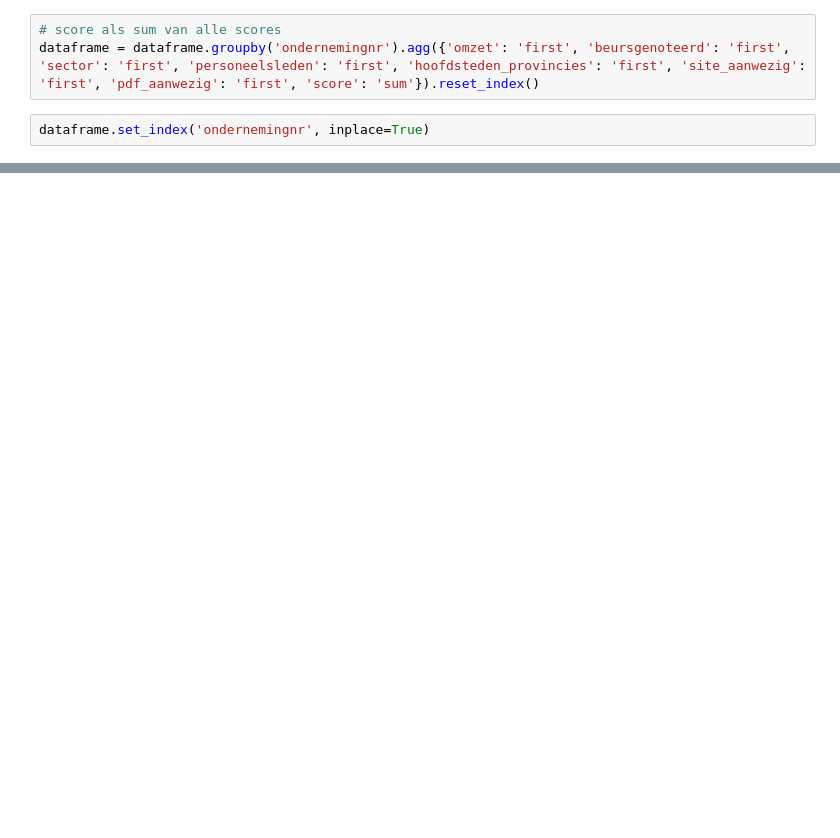
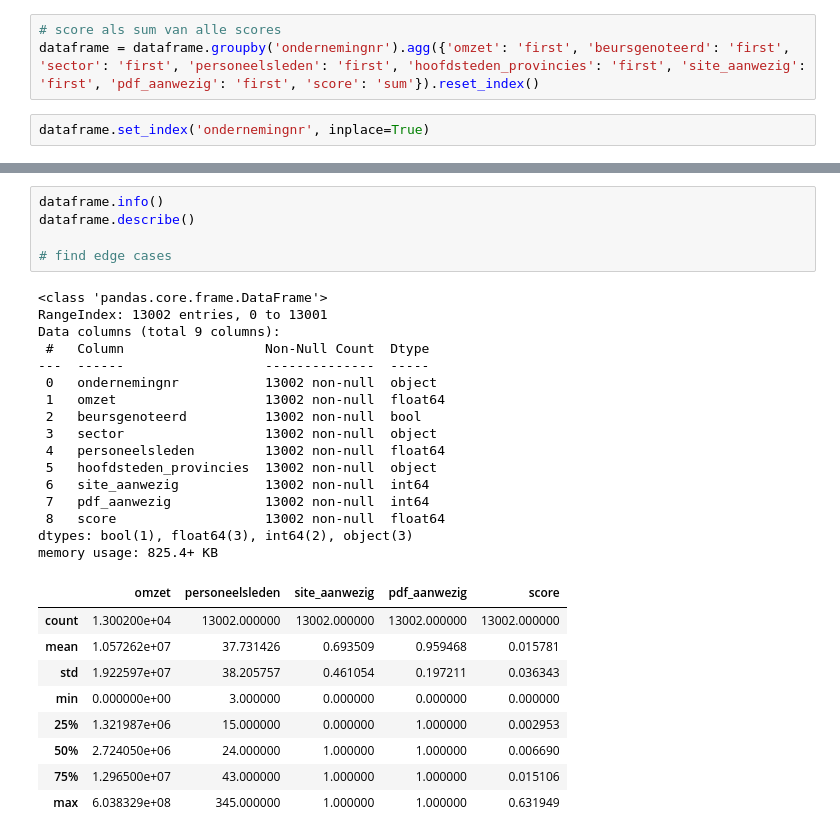
Before and after one commit to BrechtDeSchryver/DEP2G02, a Jupyter notebook: scripts/ml_model.ipynb, the cells around one changed output, grey strips where cells are left out. Drawn from its saved outputs; the diff is of its cells as text; blank space fills up the shorter version.

```diff
--- a/scripts/ml_model.ipynb
+++ b/scripts/ml_model.ipynb
@@ -60,3 +60,34 @@ Name: pdf_aanwezig, dtype: int64
+# %%
+dataframe.info()
+dataframe.describe()
+
+# find edge cases
+# %% [output]
+<class 'pandas.core.frame.DataFrame'>
+RangeIndex: 13002 entries, 0 to 13001
+Data columns (total 9 columns):
+ #   Column                  Non-Null Count  Dtype
+---  ------                  --------------  -----
+ 0   ondernemingnr           13002 non-null  object
+ 1   omzet                   13002 non-null  float64
+ 2   beursgenoteerd          13002 non-null  bool
+ 3   sector                  13002 non-null  object
+ 4   personeelsleden         13002 non-null  float64
+ 5   hoofdsteden_provincies  13002 non-null  object
+ 6   site_aanwezig           13002 non-null  int64
+ 7   pdf_aanwezig            13002 non-null  int64
+ 8   score                   13002 non-null  float64
+dtypes: bool(1), float64(3), int64(2), object(3)
+memory usage: 825.4+ KB
+|  | omzet | personeelsleden | site_aanwezig | pdf_aanwezig | score |
+| count | 1.300200e+04 | 13002.000000 | 13002.000000 | 13002.000000 | 13002.000000 |
+| mean | 1.057262e+07 | 37.731426 | 0.693509 | 0.959468 | 0.015781 |
+| std | 1.922597e+07 | 38.205757 | 0.461054 | 0.197211 | 0.036343 |
+| min | 0.000000e+00 | 3.000000 | 0.000000 | 0.000000 | 0.000000 |
+| 25% | 1.321987e+06 | 15.000000 | 0.000000 | 1.000000 | 0.002953 |
+| 50% | 2.724050e+06 | 24.000000 | 1.000000 | 1.000000 | 0.006690 |
+| 75% | 1.296500e+07 | 43.000000 | 1.000000 | 1.000000 | 0.015106 |
+| max | 6.038329e+08 | 345.000000 | 1.000000 | 1.000000 | 0.631949 |
 # %%
 # categorize sector
 dataframe["sector"] = dataframe["sector"].astype('category')
```
Also changed, not shown: parts of 21 cells of this notebook, 1 other file.
